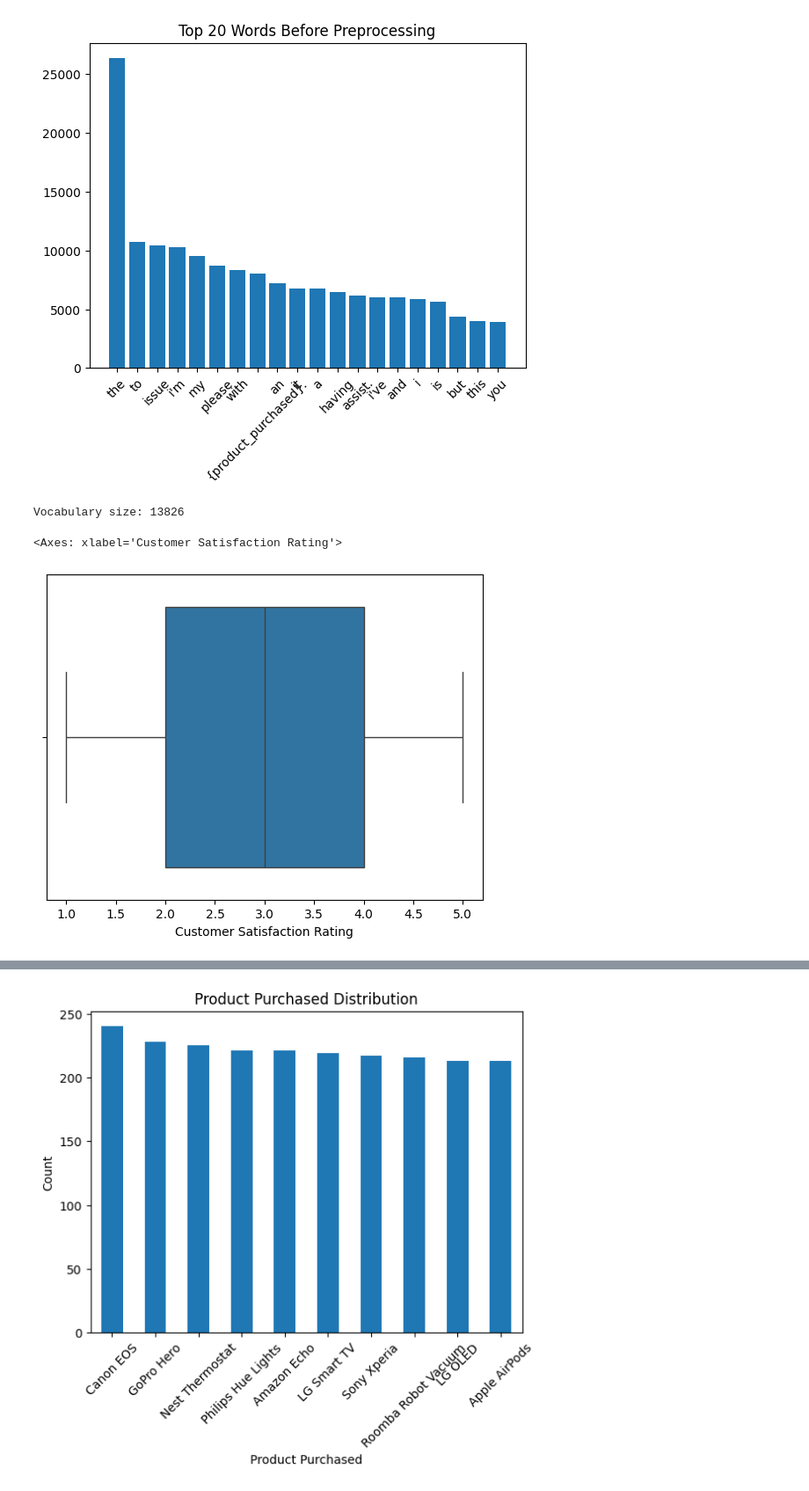
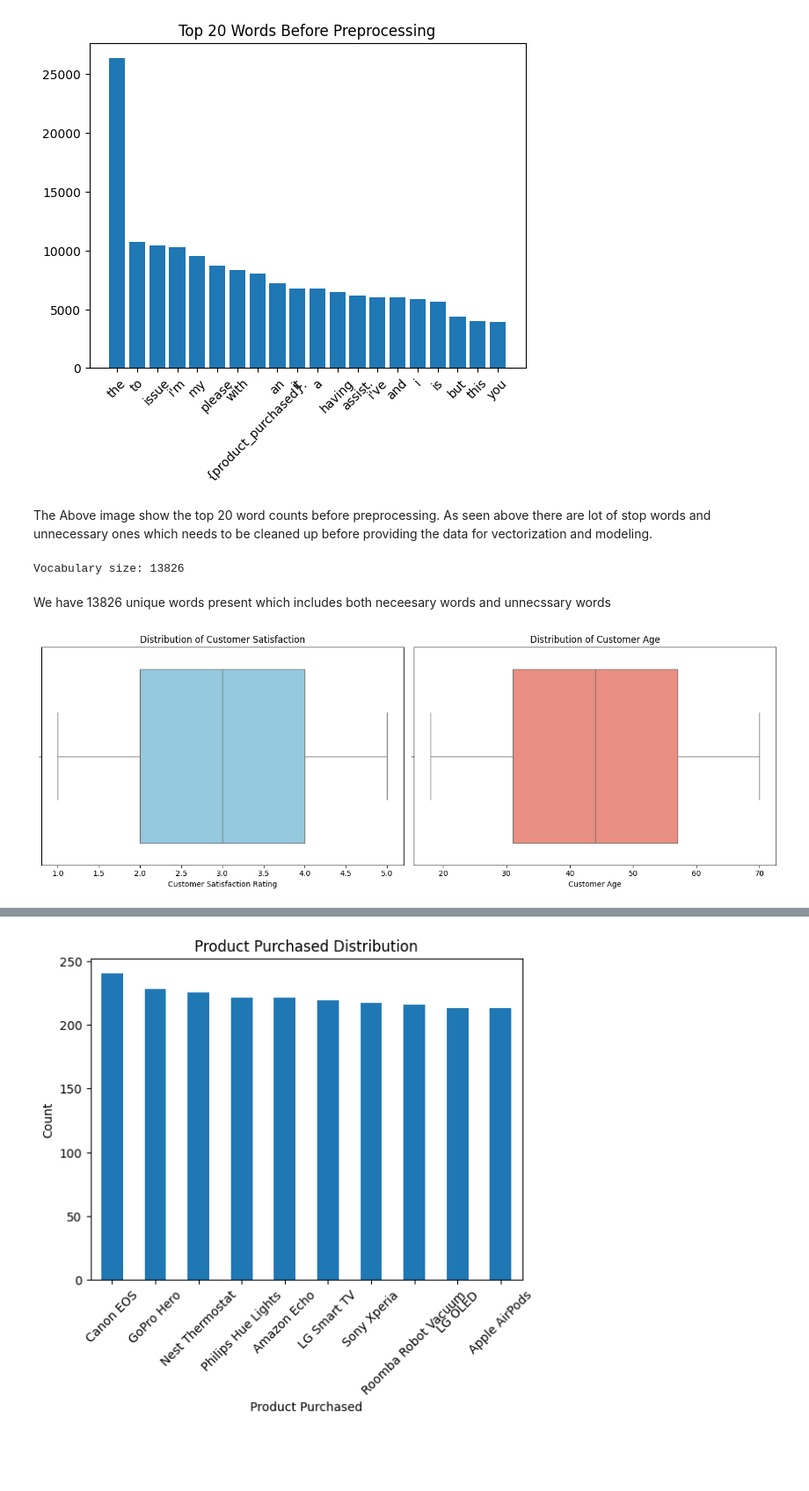
Before and after one commit to Razan-88/TextAnalytics-CW-Task4, a Jupyter notebook: analytics_pipeline/src/eda.ipynb, the cells around one changed output, grey strips where cells are left out. Shown at 88% size. Saved outputs shown, nothing was run; the diff lists cells and outputs as text; code cells hidden in the pictures; blank space fills up the shorter version.

```diff
--- a/analytics_pipeline/src/eda.ipynb
+++ b/analytics_pipeline/src/eda.ipynb
@@ -77,7 +87,7 @@ Customer Satisfaction Rating: 5700 null values
 # %% [markdown]
 ## Univariant Analysis
 # %%
-data_df['text_length'] = data_df['Ticket Description'].astype(str).apply(len)
+data_df['text_length'] = data_df['Ticket Description'].apply(lambda x: len(str(x).split()))
 
 sns.histplot(data_df['text_length'], bins=30, kde=True, color='blue')
 plt.title("Distribution of Ticket Length")
@@ -101,13 +153,22 @@ plt.title("Top 20 Words Before Preprocessing")
 plt.show()
 # %% [output]
 [figure]
+# %% [markdown]
+The Above image show the top 20 word counts before preprocessing. As seen above there are lot of stop words and unnecessary ones which needs to be cleaned up before providing the data for vectorization and modeling.
 # %%
 unique_words = set(all_words)
 print("Vocabulary size:", len(unique_words))
 # %% [output]
 Vocabulary size: 13826
+# %% [markdown]
+We have 13826 unique words present which includes both neceesary words and unnecssary words
 # %%
-sns.boxplot(x=data_df['Customer Satisfaction Rating'])
+fig, axes = plt.subplots(1, 2, figsize=(14, 5))
+sns.boxplot(x=data_df['Customer Satisfaction Rating'], ax=axes[0], color='skyblue')
+axes[0].set_title('Distribution of Customer Satisfaction')
+sns.boxplot(x=data_df['Customer Age'], ax=axes[1], color='salmon')
+axes[1].set_title('Distribution of Customer Age')
+plt.tight_layout()
+plt.show()
 # %% [output]
-<Axes: xlabel='Customer Satisfaction Rating'>
-[figure, old version]
+[figure, new version]
```
Also changed, not shown: parts of 63 cells of this notebook.
